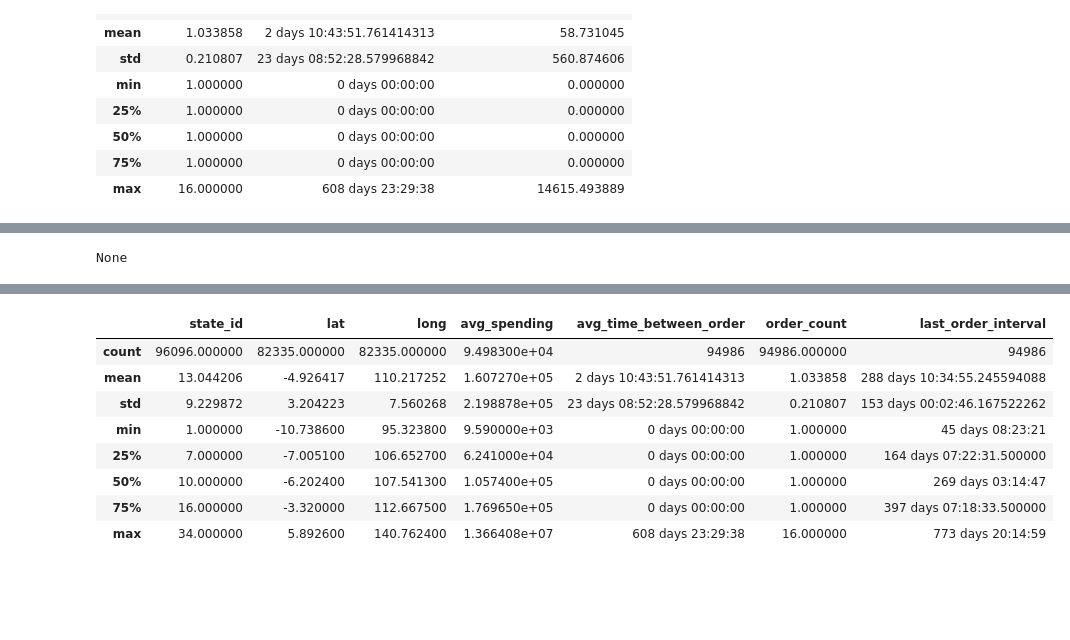
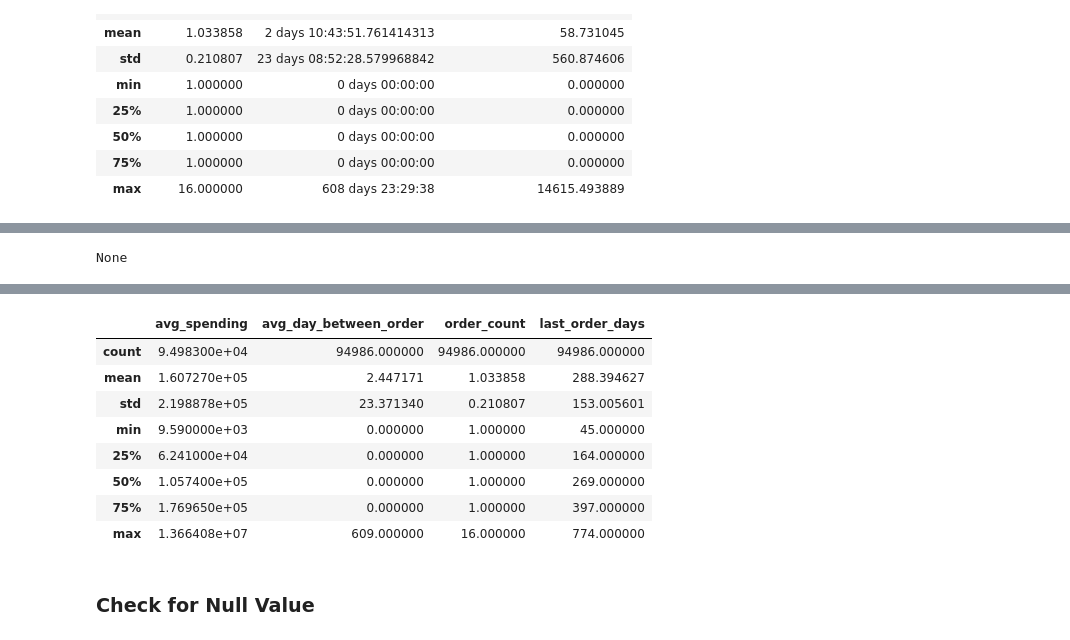
Before and after one commit to dion-ricky/future-data-1, a Jupyter notebook: notebook/2021-07-16_Dion.ipynb, the cells around one changed output, grey strips where cells are left out. Cells and saved outputs as stored; diff of their text form; code cells hidden in the pictures; blank space fills up the shorter version.

```diff
--- a/notebook/2021-07-16_Dion.ipynb
+++ b/notebook/2021-07-16_Dion.ipynb
@@ -93,47 +103,43 @@ display(customer_monetary_value.describe())
 | 75% | 16.000000 | 72083.000000 | 2.018050e+07 | 1.768950e+05 | 1.779900e+05 | 1.758800e+05 | 0.381619 |
 | max | 34.000000 | 96096.000000 | 2.018090e+07 | 1.366408e+07 | 1.366408e+07 | 1.366408e+07 | 21.447059 |
 # %%
-customer_rmf_query = """WITH all_user AS (
+customer_rfm_query = """WITH all_user AS (
 SELECT
-    DISTINCT od.user_name,
-    ud.user_sk,
-    ud.customer_state_id AS state_id,
-    ud.customer_city AS city
+	DISTINCT od.user_name,
+	ud.user_sk,
+	ud.customer_state_id AS state_id,
+	ud.customer_city AS city
 FROM
-    order_dim od
+	order_dim od
 LEFT JOIN user_dim ud ON
-    od.user_name = ud.user_name),
+	od.user_name = ud.user_name
+WHERE
+	od.order_status NOT IN ('canceled', 'unavailable')),
 distinct_fc_monev AS (
 SELECT
-    *
+	*
 FROM
-    fact_customer_monetary_value fcmv2
+	fact_customer_monetary_value fcmv2
 WHERE
-    user_sk IS NOT NULL
-    AND order_date IS NULL )
+	user_sk IS NOT NULL
+	AND order_date IS NULL)
 SELECT
-    u.user_name,
-    u.state_id,
-    u.city,
-    kbll.lat,
-    kbll.long,
-    fcmv.avg_spending,
-    mcof.avg_time_between_order,
-    mcof.order_count,
-    mcr.last_order_interval
+	u.user_name,
+	fcmv.avg_spending,
+	EXTRACT(epoch FROM mcof.avg_time_between_order/86400)::int8 AS avg_day_between_order,
+	mcof.order_count,
+	EXTRACT(epoch FROM mcr.last_order_interval/86400)::int8 AS last_order_days
 FROM
-    all_user u
+	all_user u
 LEFT JOIN distinct_fc_monev fcmv ON
-    u.user_sk = fcmv.user_sk
+	u.user_sk = fcmv.user_sk
 LEFT JOIN mart_customer_order_frequency mcof ON
-    u.user_name = mcof.user_name
+	u.user_name = mcof.user_name
 LEFT JOIN mart_customer_recency mcr ON
-    u.user_name = mcr.user_name
-LEFT JOIN ext_lat_long_kabko_id kbll ON
-    lower(trim(u.city)) = lower(trim(kbll.kabko));"""
-customer_rmf = pd.read_sql(customer_rmf_query, con=postgres_conn)
-display(customer_rmf.info())
-display(customer_rmf.head(5))
-display(customer_rmf.describe())
+	u.user_name = mcr.user_name;"""
+customer_rfm = pd.read_sql(customer_rfm_query, con=postgres_conn)
+display(customer_rfm.info())
+display(customer_rfm.head(5))
+display(customer_rfm.describe())
 # %% [output]
 <class 'pandas.core.frame.DataFrame'>
@@ -162,9 +164,11 @@ None
-|  | state_id | lat | long | avg_spending | avg_time_between_order | order_count | last_order_interval |
-| count | 96096.000000 | 82335.000000 | 82335.000000 | 9.498300e+04 | 94986 | 94986.000000 | 94986 |
-| mean | 13.044206 | -4.926417 | 110.217252 | 1.607270e+05 | 2 days 10:43:51.761414313 | 1.033858 | 288 days 10:34:55.245594088 |
-| std | 9.229872 | 3.204223 | 7.560268 | 2.198878e+05 | 23 days 08:52:28.579968842 | 0.210807 | 153 days 00:02:46.167522262 |
-| min | 1.000000 | -10.738600 | 95.323800 | 9.590000e+03 | 0 days 00:00:00 | 1.000000 | 45 days 08:23:21 |
-| 25% | 7.000000 | -7.005100 | 106.652700 | 6.241000e+04 | 0 days 00:00:00 | 1.000000 | 164 days 07:22:31.500000 |
-| 50% | 10.000000 | -6.202400 | 107.541300 | 1.057400e+05 | 0 days 00:00:00 | 1.000000 | 269 days 03:14:47 |
-| 75% | 16.000000 | -3.320000 | 112.667500 | 1.769650e+05 | 0 days 00:00:00 | 1.000000 | 397 days 07:18:33.500000 |
-| max | 34.000000 | 5.892600 | 140.762400 | 1.366408e+07 | 608 days 23:29:38 | 16.000000 | 773 days 20:14:59 |
+|  | avg_spending | avg_day_between_order | order_count | last_order_days |
+| count | 9.498300e+04 | 94986.000000 | 94986.000000 | 94986.000000 |
+| mean | 1.607270e+05 | 2.447171 | 1.033858 | 288.394627 |
+| std | 2.198878e+05 | 23.371340 | 0.210807 | 153.005601 |
+| min | 9.590000e+03 | 0.000000 | 1.000000 | 45.000000 |
+| 25% | 6.241000e+04 | 0.000000 | 1.000000 | 164.000000 |
+| 50% | 1.057400e+05 | 0.000000 | 1.000000 | 269.000000 |
+| 75% | 1.769650e+05 | 0.000000 | 1.000000 | 397.000000 |
+| max | 1.366408e+07 | 609.000000 | 16.000000 | 774.000000 |
+# %% [markdown]
+### Check for Null Value
```
Also changed, not shown: parts of 36 cells of this notebook, 5 other files.
